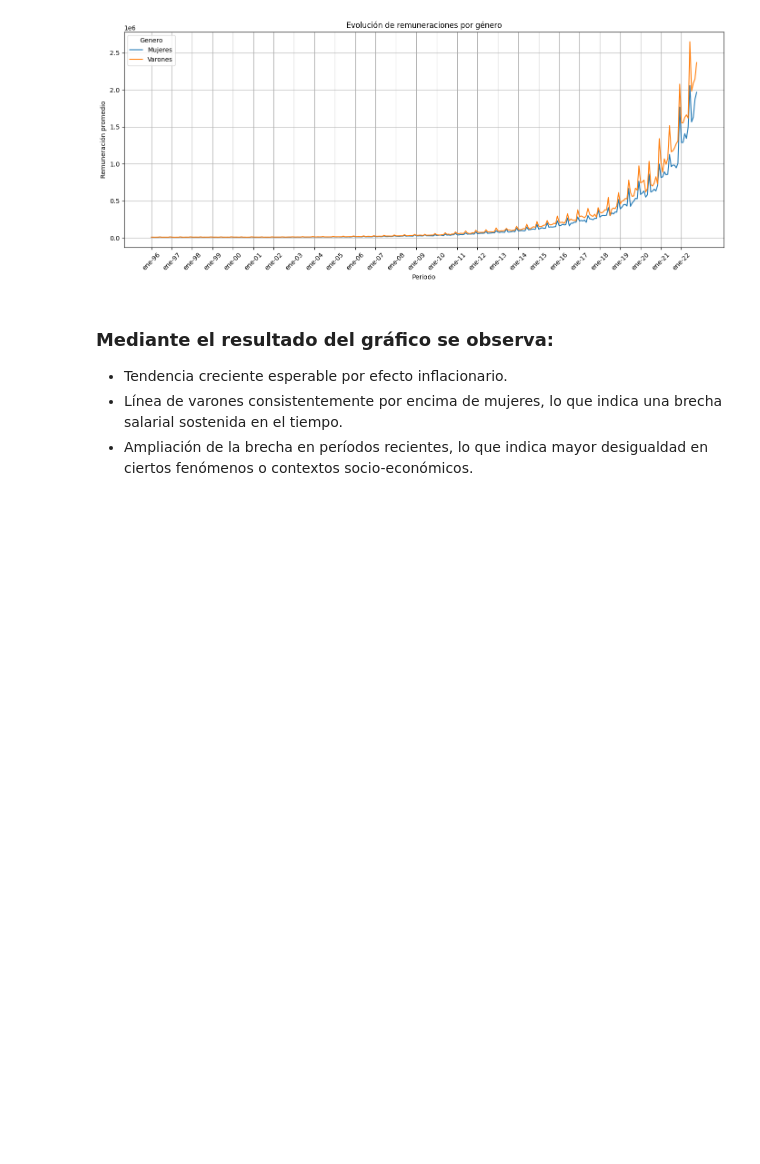
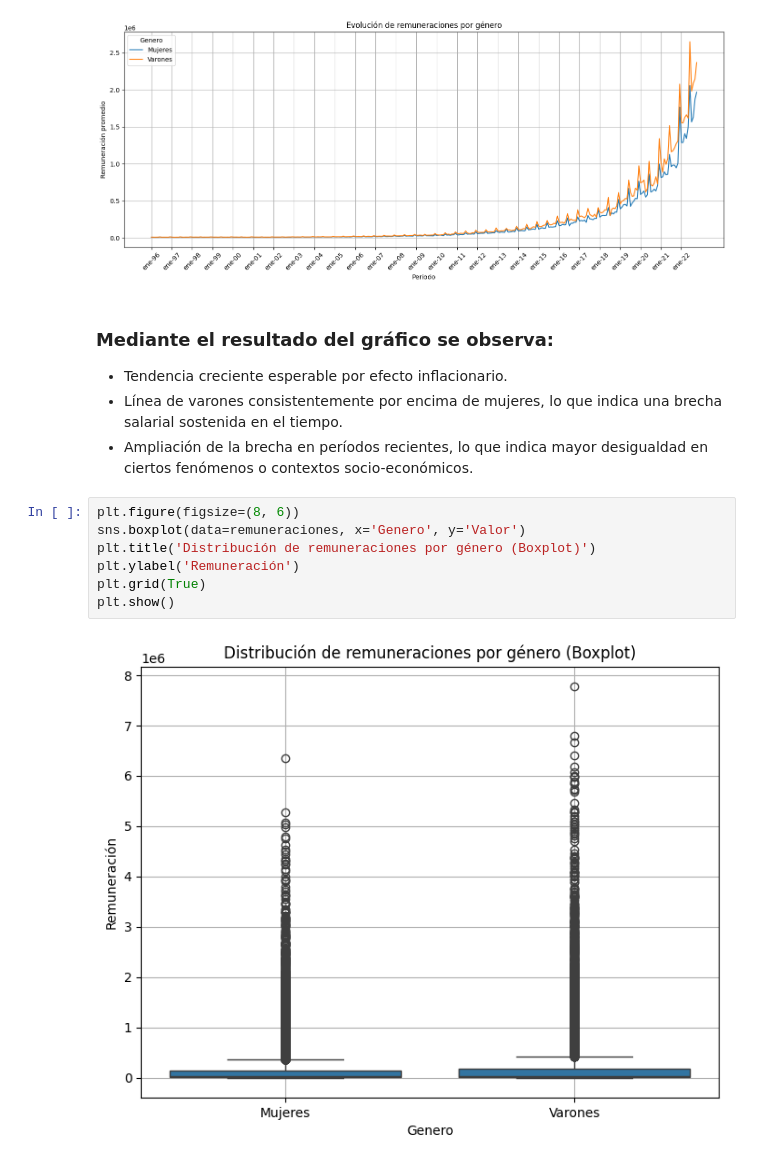
Before and after one commit to jorgelinasigal/datascience, a Jupyter notebook: proyectofinal/segunda pre-entrega/remuneraciones.ipynb, the cells around one changed output. Saved outputs shown, nothing was run; the diff lists cells and outputs as text; blank space fills up the shorter version.

```diff
--- a/proyectofinal/segunda pre-entrega/remuneraciones.ipynb
+++ b/proyectofinal/segunda pre-entrega/remuneraciones.ipynb
@@ -322,3 +322,12 @@ plt.show()
 - Tendencia creciente esperable por efecto inflacionario.
 - Línea de varones consistentemente por encima de mujeres, lo que indica una brecha salarial sostenida en el tiempo.
 - Ampliación de la brecha en períodos recientes, lo que indica mayor desigualdad en ciertos fenómenos o contextos socio-económicos.
+# %%
+plt.figure(figsize=(8, 6))
+sns.boxplot(data=remuneraciones, x='Genero', y='Valor')
+plt.title('Distribución de remuneraciones por género (Boxplot)')
+plt.ylabel('Remuneración')
+plt.grid(True)
+plt.show()
+# %% [output]
+[figure, added]
```
Also changed, not shown: parts of 3 cells of this notebook, 1 other file.
